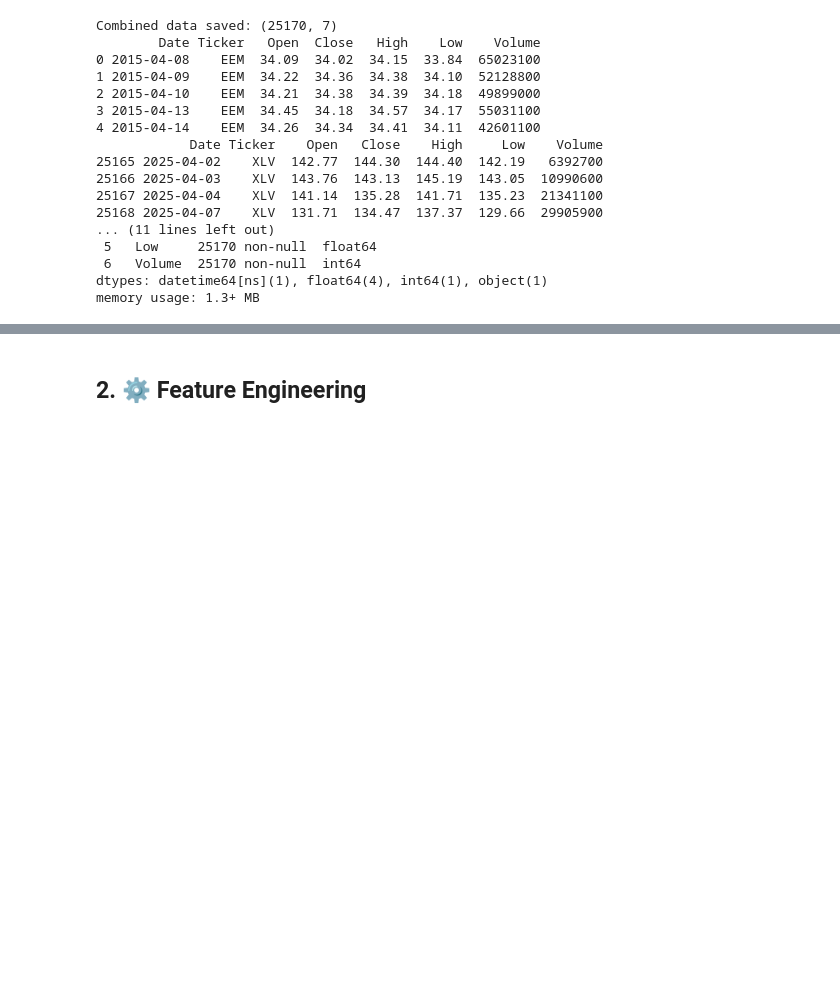
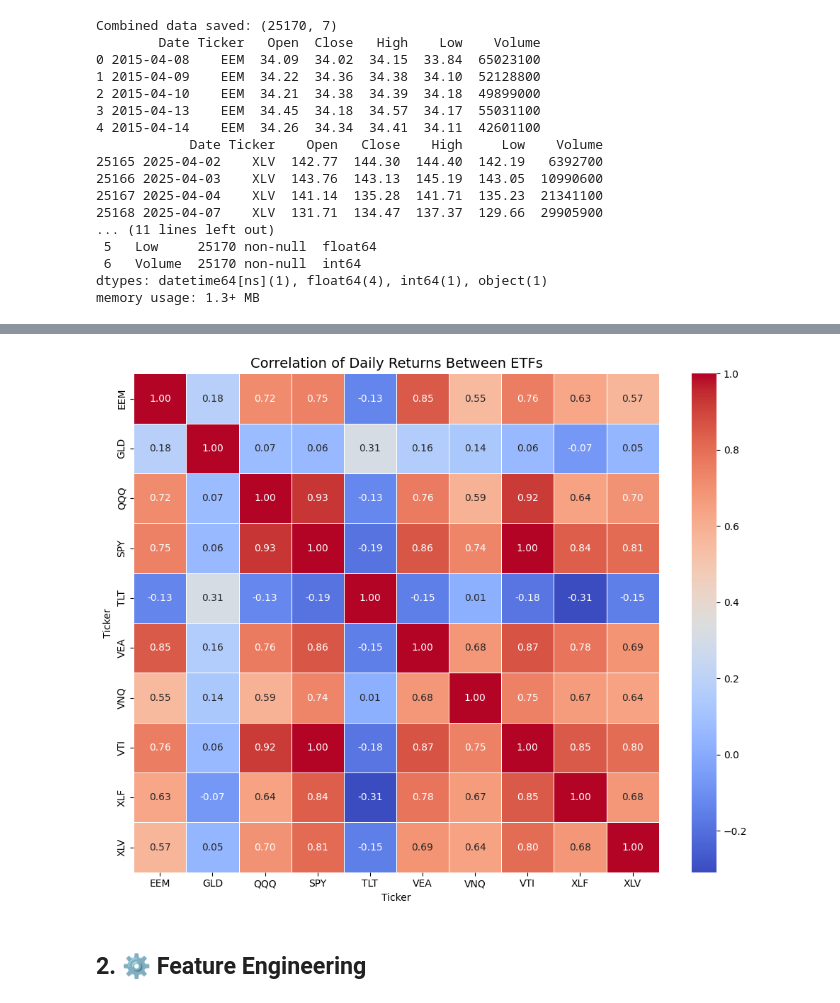
Before and after one commit to GIJOE1003/3103ETF, a Jupyter notebook: Notebook1_Future_Price_Prediction_03th_April.ipynb, the cells around one changed output, grey strips where cells are left out. Saved outputs shown, nothing was run; the diff lists cells and outputs as text; code cells hidden in the pictures; blank space fills up the shorter version.

```diff
--- a/Notebook1_Future_Price_Prediction_03th_April.ipynb
+++ b/Notebook1_Future_Price_Prediction_03th_April.ipynb
@@ -75,3 +116,17 @@ memory usage: 1.3+ MB
+# %%
+#correlation between tickers
+
+returns_matrix = df.pivot(index='Date', columns='Ticker', values='Return')
+returns_matrix = returns_matrix.dropna()
+corr_matrix = returns_matrix.corr()
+
+plt.figure(figsize=(10, 8))
+sns.heatmap(corr_matrix, annot=True, cmap='coolwarm', linewidths=0.5, fmt=".2f")
+plt.title("Correlation of Daily Returns Between ETFs", fontsize=14)
+plt.tight_layout()
+plt.show()
+# %% [output]
+[figure, added]
 # %% [markdown]
 ## 2. ⚙️ Feature Engineering
 # %%
```
Also changed, not shown: parts of 10 cells of this notebook.
